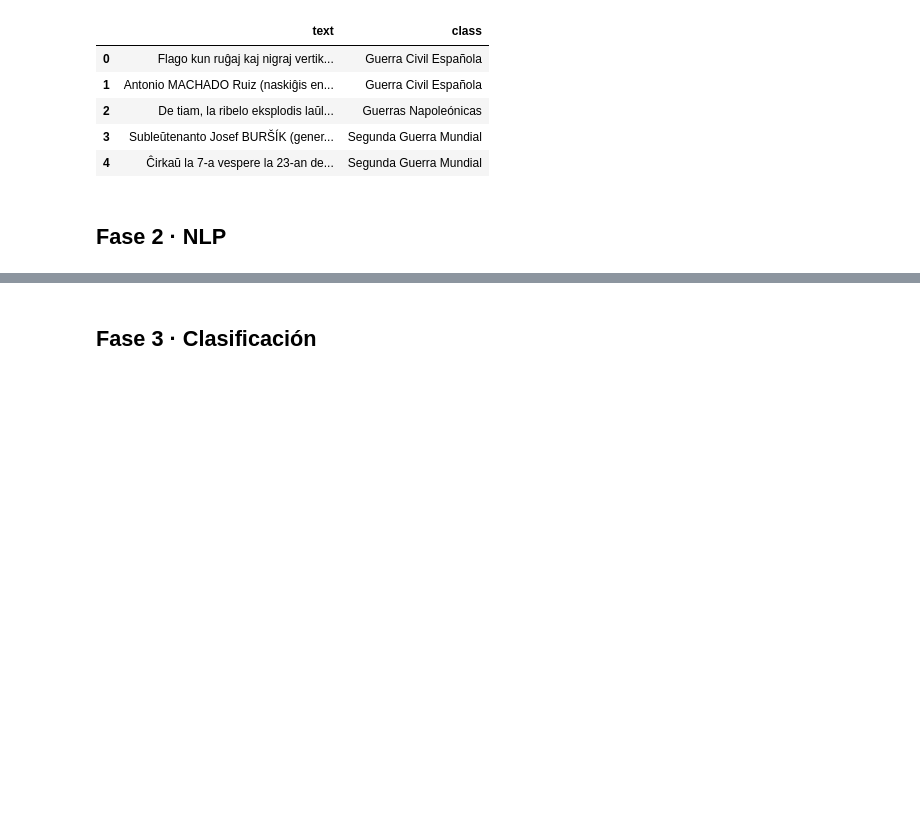
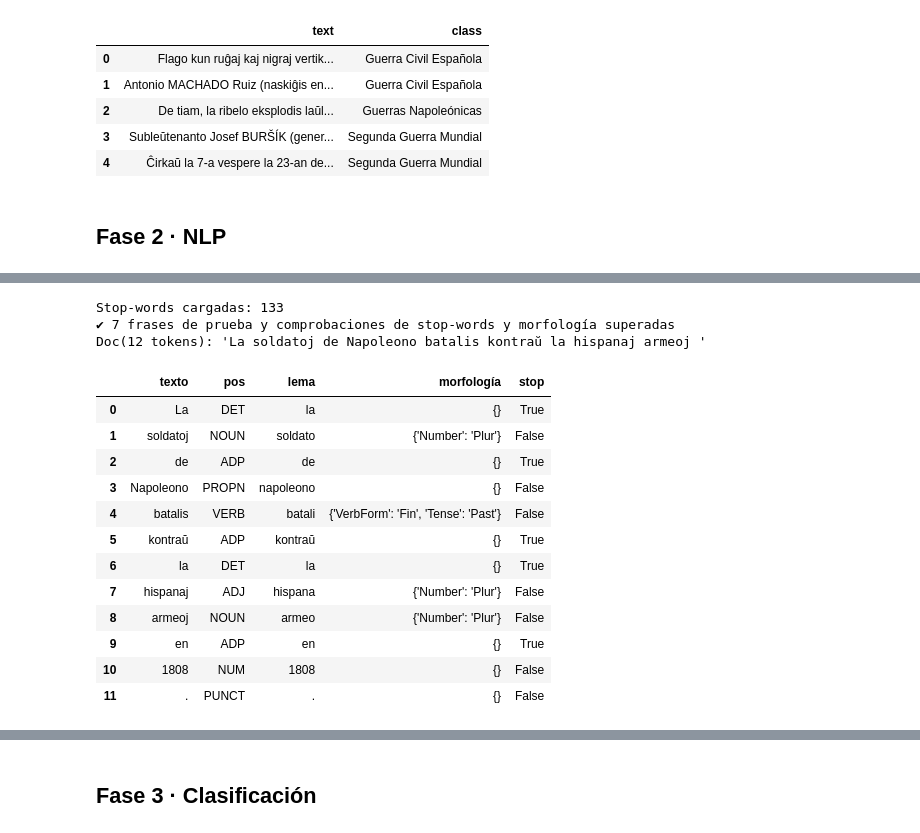
Before and after one commit to Freibott/clasificador-milito, a Jupyter notebook: clasificador_milito.ipynb, the cells around one changed output, grey strips where cells are left out. Cells and saved outputs as stored; diff of their text form; code cells hidden in the pictures; blank space fills up the shorter version.

```diff
--- a/clasificador_milito.ipynb
+++ b/clasificador_milito.ipynb
@@ -409,0 +702,78 @@ Name: count, dtype: int64
+# %%
+# --- Fase 2 · Pruebas del modelo ---
+from IPython.display import display
+
+nlp = EsperantoNLP()
+print(f"Stop-words cargadas: {len(nlp.stopwords)}")
+
+
+def analisis(texto):
+    """Lista de (forma, categoría, lema) sin los signos de puntuación."""
+    return [(t.text, t.pos_, t.lemma_) for t in nlp(texto) if not t.is_punct]
+
+
+# Cada caso fija el resultado esperado; cubren nombres propios, participios, la raíz milit-, ordinales...
+PRUEBAS = {
+    "La soldatoj de Napoleono batalis.": [
+        ("La", "DET", "la"), ("soldatoj", "NOUN", "soldato"), ("de", "ADP", "de"),
+        ("Napoleono", "PROPN", "napoleono"), ("batalis", "VERB", "batali")],
+    "Milito estas terura.": [
+        ("Milito", "NOUN", "milito"), ("estas", "VERB", "esti"), ("terura", "ADJ", "terura")],
+    "Batalantaj trupoj okupis urbojn.": [
+        ("Batalantaj", "ADJ", "batali"), ("trupoj", "NOUN", "trupo"),
+        ("okupis", "VERB", "okupi"), ("urbojn", "NOUN", "urbo")],
+    "En 1939 la dua mondmilito komenciĝis.": [
+        ("En", "ADP", "en"), ("1939", "NUM", "1939"), ("la", "DET", "la"), ("dua", "ADJ", "dua"),
+        ("mondmilito", "NOUN", "mondmilito"), ("komenciĝis", "VERB", "komenciĝi")],
+    "Ili vidis ĝin tie kaj poste.": [
+        ("Ili", "PRON", "ili"), ("vidis", "VERB", "vidi"), ("ĝin", "PRON", "ĝi"),
+        ("tie", "ADV", "tie"), ("kaj", "CCONJ", "kaj"), ("poste", "ADV", "poste")],
+    "La 17-an de aŭgusto Hispanio perdis du batalojn.": [
+        ("La", "DET", "la"), ("17-an", "NUM", "17"), ("de", "ADP", "de"), ("aŭgusto", "NOUN", "aŭgusto"),
+        ("Hispanio", "PROPN", "hispanio"), ("perdis", "VERB", "perdi"), ("du", "NUM", "du"),
+        ("batalojn", "NOUN", "batalo")],
+    "Dum la milito soldatoj estis mortigitaj.": [
+        ("Dum", "ADP", "dum"), ("la", "DET", "la"), ("milito", "NOUN", "milito"),
+        ("soldatoj", "NOUN", "soldato"), ("estis", "VERB", "esti"), ("mortigitaj", "ADJ", "mortigi")],
+}
+for texto, esperado in PRUEBAS.items():
+    obtenido = analisis(texto)
+    assert obtenido == esperado, f"Fallo en: {texto}\n  esperado: {esperado}\n  obtenido: {obtenido}"
+
+# Stop-words: se pueden consultar, añadir y quitar
+assert nlp("la soldato")[0].is_stop and not nlp("la soldato")[1].is_stop
+nlp.add_stopword("soldato")
+assert nlp("soldato")[0].is_stop
+nlp.remove_stopword("soldato")
+assert not nlp("soldato")[0].is_stop
+
+# Stop-words por lema (estis -> esti), posesivos y ordinales escritos sin guion ("la 8an de majo")
+assert nlp("estis")[0].is_stop and nlp("mia")[0].is_stop and nlp("ambaŭ")[0].is_stop
+assert analisis("la 8an de majo") == [("la", "DET", "la"), ("8an", "NUM", "8"), ("de", "ADP", "de"), ("majo", "NOUN", "majo")]
+
+# Rasgos morfológicos
+assert nlp("urbojn")[0].morph == {"Number": "Plur", "Case": "Acc"}
+assert nlp("batalis")[0].morph == {"VerbForm": "Fin", "Tense": "Past"}
+print(f"✔ {len(PRUEBAS)} frases de prueba y comprobaciones de stop-words y morfología superadas")
+
+# Ejemplo visual del análisis de una frase
+doc = nlp("La soldatoj de Napoleono batalis kontraŭ la hispanaj armeoj en 1808.")
+print(doc)
+display(doc.to_dataframe())
+# %% [output]
+Stop-words cargadas: 133
+✔ 7 frases de prueba y comprobaciones de stop-words y morfología superadas
+Doc(12 tokens): 'La soldatoj de Napoleono batalis kontraŭ la hispanaj armeoj '
+|  | texto | pos | lema | morfología | stop |
+| 0 | La | DET | la | {} | True |
+| 1 | soldatoj | NOUN | soldato | {'Number': 'Plur'} | False |
+| 2 | de | ADP | de | {} | True |
+| 3 | Napoleono | PROPN | napoleono | {} | False |
+| 4 | batalis | VERB | batali | {'VerbForm': 'Fin', 'Tense': 'Past'} | False |
+| 5 | kontraŭ | ADP | kontraŭ | {} | True |
+| 6 | la | DET | la | {} | True |
+| 7 | hispanaj | ADJ | hispana | {'Number': 'Plur'} | False |
+| 8 | armeoj | NOUN | armeo | {'Number': 'Plur'} | False |
+| 9 | en | ADP | en | {} | True |
+| 10 | 1808 | NUM | 1808 | {} | False |
+| 11 | . | PUNCT | . | {} | False |
```
Also changed, not shown: parts of 10 cells of this notebook.
